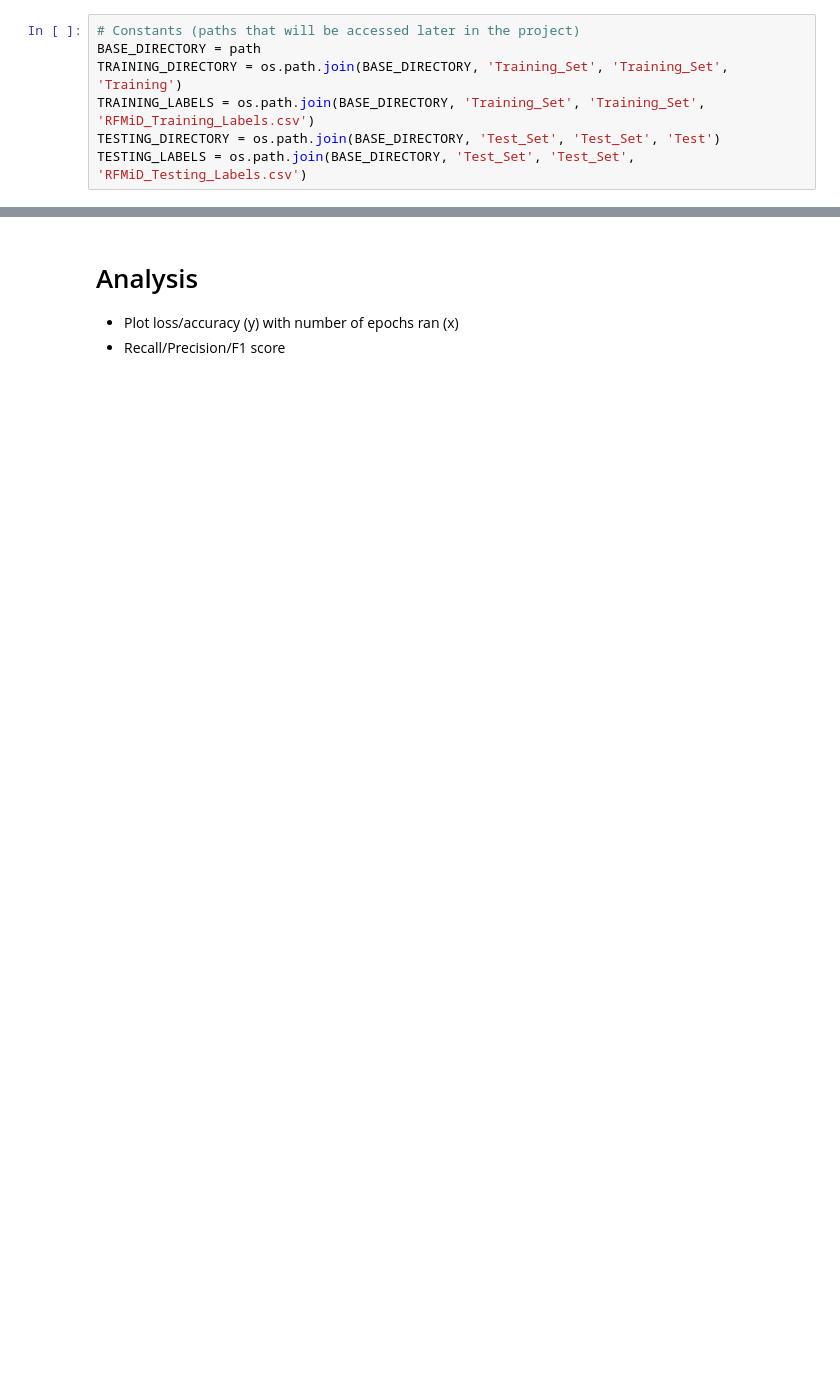
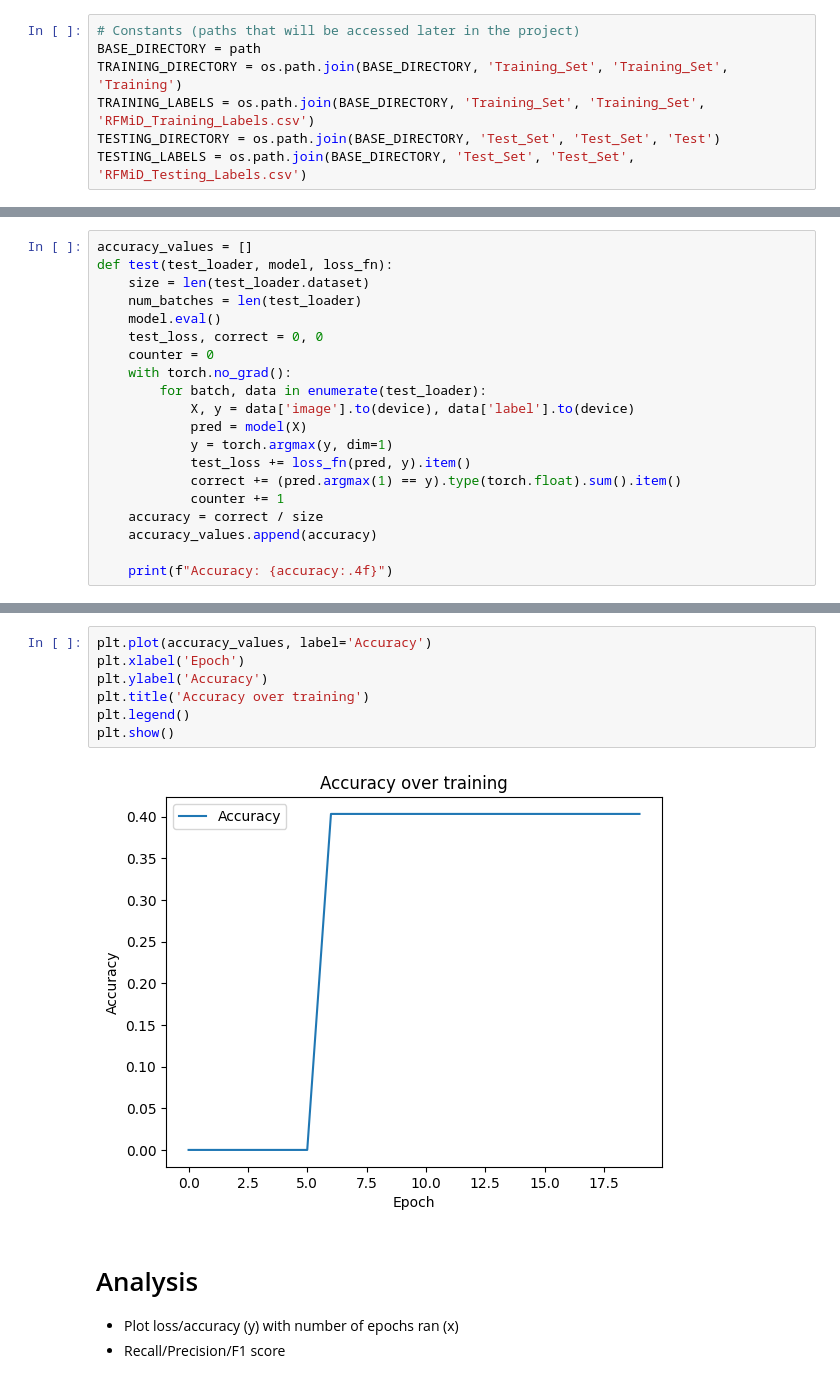
Before and after one commit to Jalen1/Retinal-Disease-Classification, a Jupyter notebook: DiseaseClassification.ipynb, the cells around one changed output, grey strips where cells are left out. Cells and saved outputs as stored; diff of their text form; blank space fills up the shorter version.

```diff
--- a/DiseaseClassification.ipynb
+++ b/DiseaseClassification.ipynb
@@ -154,0 +259,20 @@ print(set(res['image'][0][1][0]))
+# %%
+accuracy_values = []
+def test(test_loader, model, loss_fn):
+    size = len(test_loader.dataset)
+    num_batches = len(test_loader)
+    model.eval()
+    test_loss, correct = 0, 0
+    counter = 0
+    with torch.no_grad():
+        for batch, data in enumerate(test_loader):
+            X, y = data['image'].to(device), data['label'].to(device)
+            pred = model(X)
+            y = torch.argmax(y, dim=1)
+            test_loss += loss_fn(pred, y).item()
+            correct += (pred.argmax(1) == y).type(torch.float).sum().item()
+            counter += 1
+    accuracy = correct / size
+    accuracy_values.append(accuracy)
+
+    print(f"Accuracy: {accuracy:.4f}")
@@ -155,3 +341,12 @@ print(set(res['image'][0][1][0]))
+# %%
+plt.plot(accuracy_values, label='Accuracy')
+plt.xlabel('Epoch')
+plt.ylabel('Accuracy')
+plt.title('Accuracy over training')
+plt.legend()
+plt.show()
+# %% [output]
+[figure, added]
 # %% [markdown]
 # Analysis
 - Plot loss/accuracy (y) with number of epochs ran (x)
```
Also changed, not shown: parts of 26 cells of this notebook, 1 other file.
